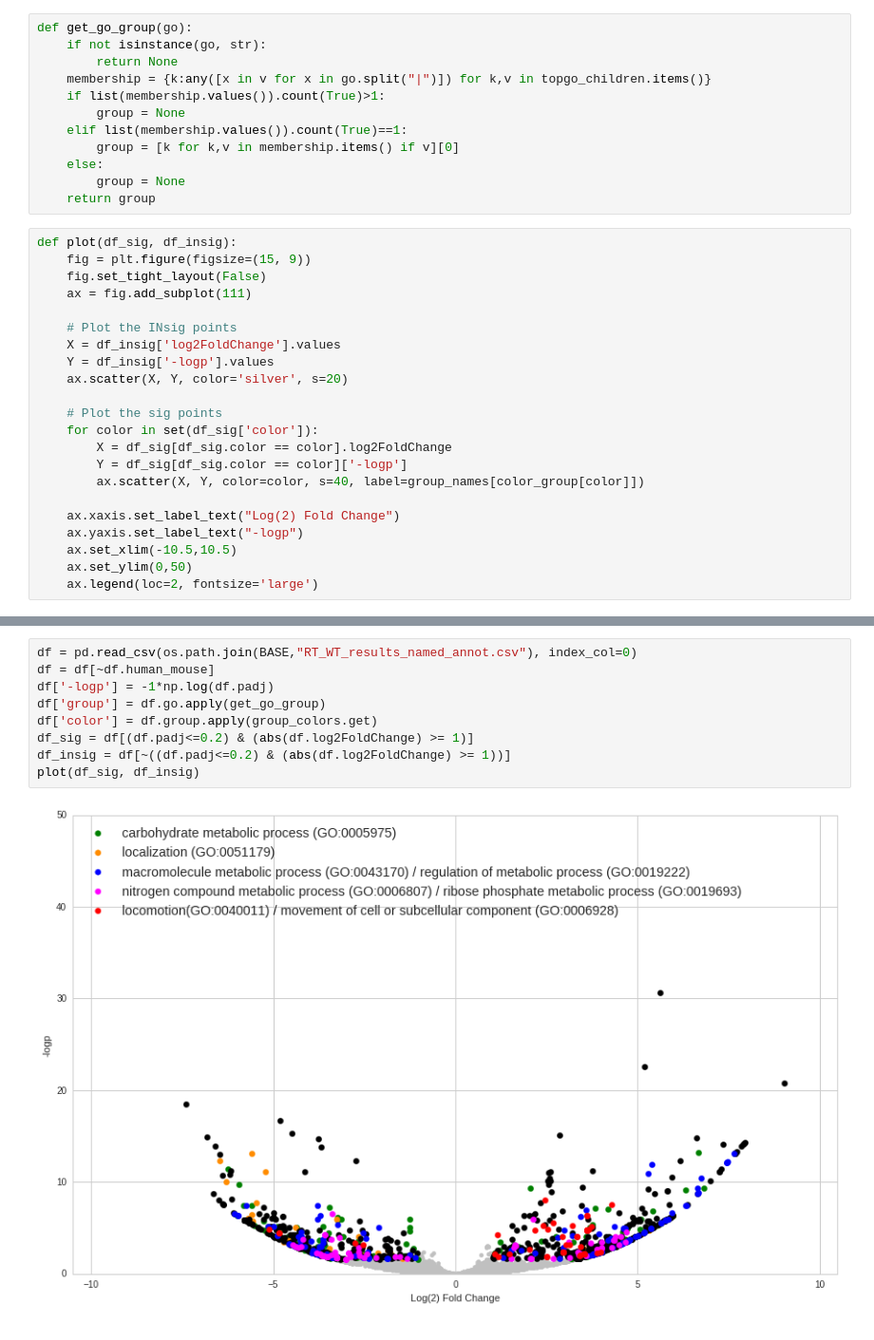
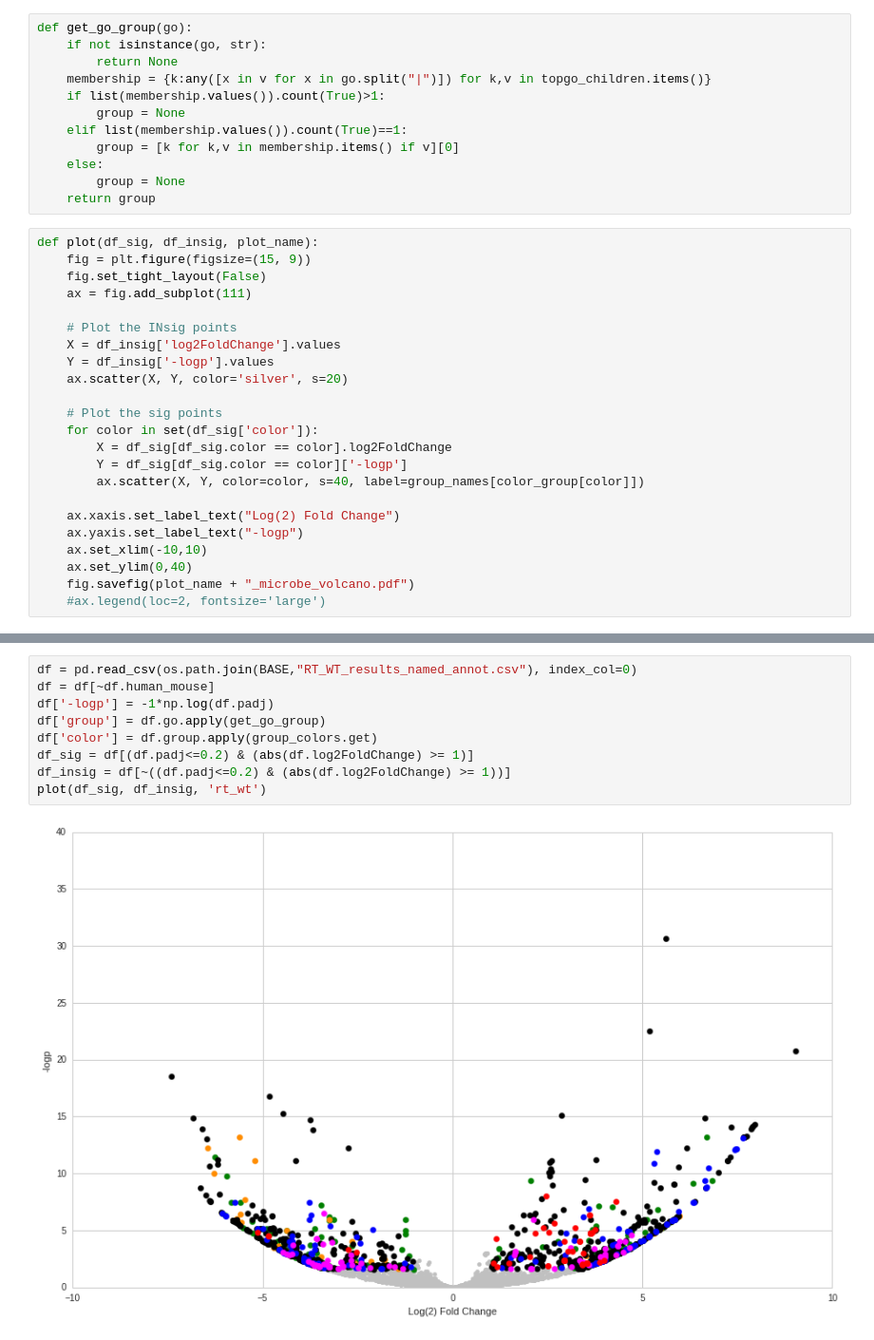
Before and after one commit to fagan2888/CM7_CM1E2d56col_unenr123_rawextract_2017, a Jupyter notebook: scripts/colored_volcano.ipynb, the cells around one changed output, grey strips where cells are left out. Shown at 95% size. Cells and saved outputs as stored; diff of their text form.

```diff
--- a/scripts/colored_volcano.ipynb
+++ b/scripts/colored_volcano.ipynb
@@ -123,7 +123,7 @@ def get_go_group(go):
         group = None
     return group
 # %%
-def plot(df_sig, df_insig):
+def plot(df_sig, df_insig, plot_name):
     fig = plt.figure(figsize=(15, 9))
     fig.set_tight_layout(False)
     ax = fig.add_subplot(111)
@@ -141,9 +141,10 @@ def plot(df_sig, df_insig):
 
     ax.xaxis.set_label_text("Log(2) Fold Change")
     ax.yaxis.set_label_text("-logp")
-    ax.set_xlim(-10.5,10.5)
-    ax.set_ylim(0,50)
-    ax.legend(loc=2, fontsize='large')
+    ax.set_xlim(-10,10)
+    ax.set_ylim(0,40)
+    fig.savefig(plot_name + "_microbe_volcano.pdf")
+    #ax.legend(loc=2, fontsize='large')
 # %%
 df = pd.read_csv(os.path.join(BASE,"RT_control_results_named_annot.csv"), index_col=0)
 df = df[~df.human_mouse]
@@ -158,14 +159,14 @@ plot(df_sig, df_insig)
 # %%
 df = pd.read_csv(os.path.join(BASE,"RT_WT_results_named_annot.csv"), index_col=0)
 df = df[~df.human_mouse]
 df['-logp'] = -1*np.log(df.padj)
 df['group'] = df.go.apply(get_go_group)
 df['color'] = df.group.apply(group_colors.get)
 df_sig = df[(df.padj<=0.2) & (abs(df.log2FoldChange) >= 1)]
 df_insig = df[~((df.padj<=0.2) & (abs(df.log2FoldChange) >= 1))]
-plot(df_sig, df_insig)
+plot(df_sig, df_insig, 'rt_wt')
 # %% [output]
-[figure, old version]
+[figure, new version]
 # %%
 df = pd.read_csv(os.path.join(BASE,"RT_Rag_results_named_annot.csv"), index_col=0)
 df = df[~df.human_mouse]
```
Also changed, not shown: parts of 3 cells of this notebook, 1 other file.
